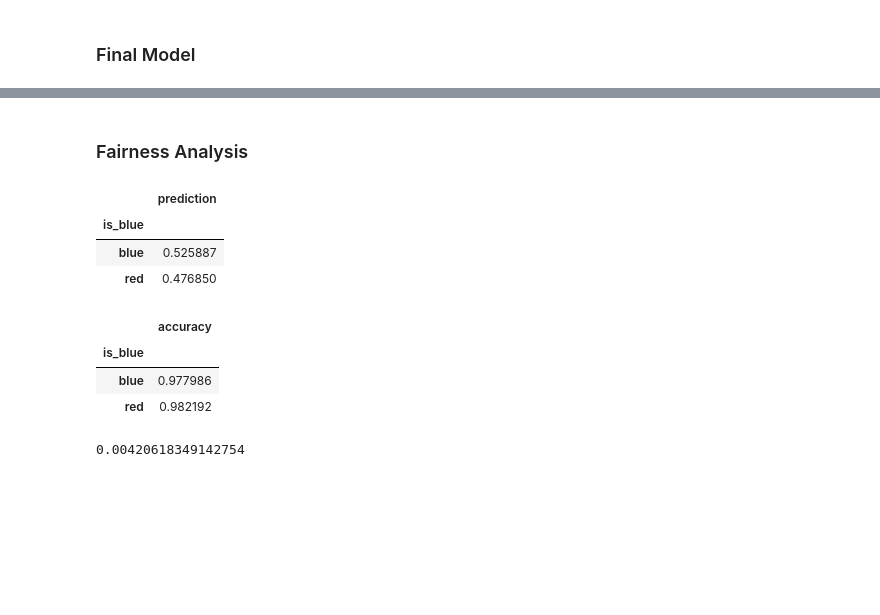
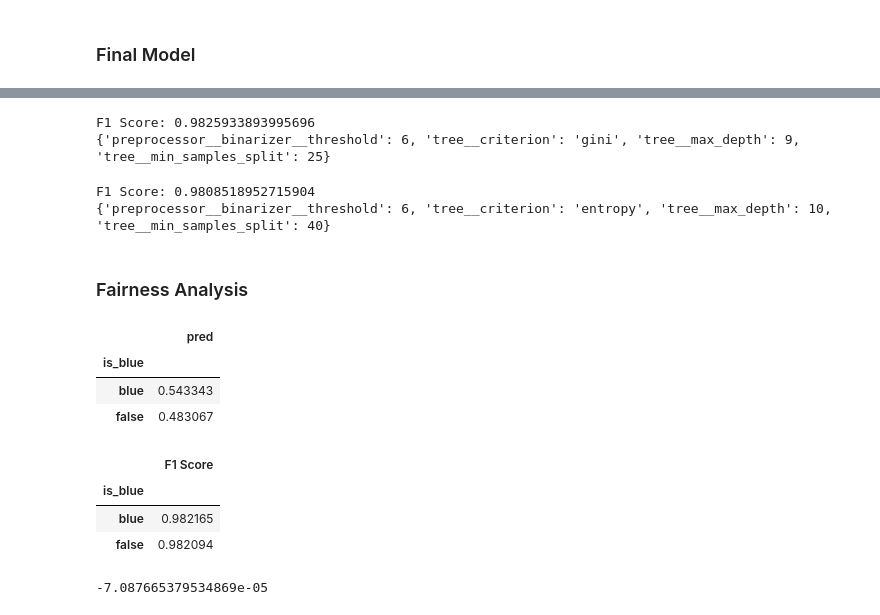
Before and after one commit to Manav1712/dsc80-project5, a Jupyter notebook: project_baseline.ipynb, the cells around one changed output, grey strips where cells are left out. Cells and saved outputs as stored; diff of their text form; code cells hidden in the pictures; blank space fills up the shorter version.

```diff
--- a/project_baseline.ipynb
+++ b/project_baseline.ipynb
@@ -222,37 +210,83 @@ Recall: 0.9807846277021617
+# %%
+from sklearn.metrics import f1_score
+
+X_train, X_test, y_train, y_test = train_test_split(X, y, test_size=0.2, random_state=42)
+
+hyperparameters_2 = {
+'tree__max_depth': [8, 9, 10, 12],
+'tree__min_samples_split': [20, 25, 30, 35],
+'tree__criterion': ['gini', 'entropy'],
+'preprocessor__binarizer__threshold': [4,5,6,7]
+}
+
+searcher_2 = GridSearchCV(pl, hyperparameters_2, cv=5)
+searcher_2.fit(X_train, y_train)
+
+y_pred_2 = searcher_2.predict(X_test)
+
+f1_score = f1_score(y_test, y_pred_2)
+print("F1 Score:", f1_score)
+print(searcher_2.best_params_)
+# %% [output]
+F1 Score: 0.9825933893995696
+{'preprocessor__binarizer__threshold': 6, 'tree__criterion': 'gini', 'tree__max_depth': 9, 'tree__min_samples_split': 25}
+# %%
+from sklearn.metrics import f1_score
+
+X_train, X_test, y_train, y_test = train_test_split(X, y, test_size=0.2, random_state=42)
+
+hyperparameters_3 = {
+'tree__max_depth': [9, 10, 12, 15],
+'tree__min_samples_split': [30, 35, 40, 45],
+'tree__criterion': ['gini', 'entropy'],
+'preprocessor__binarizer__threshold': [5,6,7,8]
+}
+
+searcher_3 = GridSearchCV(pl, hyperparameters_3, cv=5)
+searcher_3.fit(X_train, y_train)
+
+y_pred_3 = searcher_3.predict(X_test)
+
+f1_score = f1_score(y_test, y_pred_3)
+print("F1 Score:", f1_score)
+print(searcher_3.best_params_)
+# %% [output]
+F1 Score: 0.9808518952715904
+{'preprocessor__binarizer__threshold': 6, 'tree__criterion': 'entropy', 'tree__max_depth': 10, 'tree__min_samples_split': 40}
 # %% [markdown]
 ### Fairness Analysis
 # %%
 from sklearn import metrics
 # %%
 results = X_test
-results['prediction'] = y_pred
-results['tag'] = y_test
+results['pred'] = y_pred_2
+results['actual'] = y_test
 
-results['is_blue'] = (results.side == 'Blue').replace({True: 'blue', False: 'red'})
+results['is_blue'] = (results.side == 'Blue').replace({True: 'blue', False: 'false'})
 # %%
-results.groupby('is_blue')['prediction'].mean().to_frame()
+results.groupby('is_blue')['pred'].mean().to_frame()
 # %% [output]
-|  | prediction |
+|  | pred |
 | is_blue |  |
-| blue | 0.525887 |
-| red | 0.476850 |
+| blue | 0.543343 |
+| false | 0.483067 |
 # %%
 (
     results
     .groupby('is_blue')
-    .apply(lambda x: metrics.accuracy_score(x['tag'], x['prediction']))
-    .rename('accuracy')
+    .apply(lambda x: metrics.accuracy_score(x['actual'], x['pred']))
+    .rename('F1 Score')
     .to_frame()
 )
 # %% [output]
-|  | accuracy |
+|  | F1 Score |
 | is_blue |  |
-| blue | 0.977986 |
-| red | 0.982192 |
+| blue | 0.982165 |
+| false | 0.982094 |
 # %%
-obs = results.groupby('is_blue').apply(lambda x: metrics.accuracy_score(x['tag'], x['prediction'])).diff().iloc[-1]
+obs = results.groupby('is_blue').apply(lambda x: metrics.accuracy_score(x['actual'], x['pred'])).diff().iloc[-1]
 obs
 # %% [output]
-0.00420618349142754
+-7.087665379534869e-05
 # %%
 diff_in_acc = []
```
Also changed, not shown: parts of 8 cells of this notebook.
